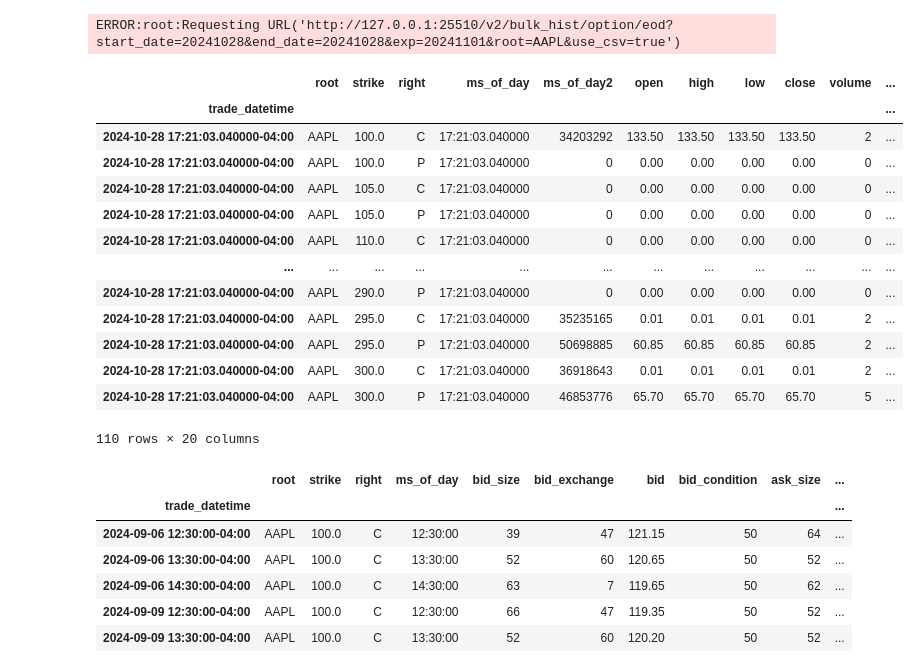
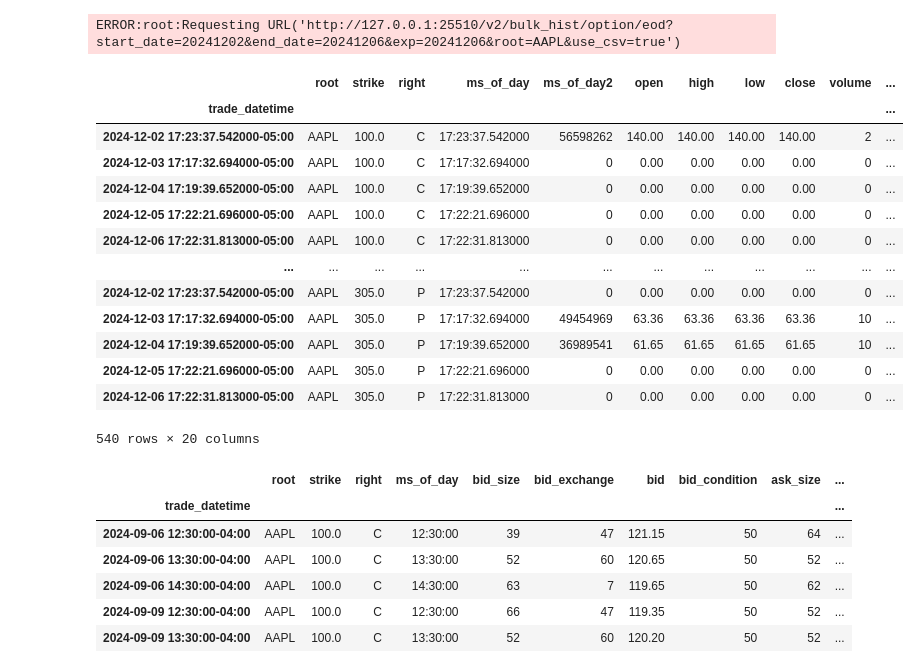
Before and after one commit to dmckim1977/thetadata-python, a Jupyter notebook: bin/options/bulk_historical_data.ipynb, the cells around one changed output. Cells and saved outputs as stored; diff of their text form; code cells hidden in the pictures.

```diff
--- a/bin/options/bulk_historical_data.ipynb
+++ b/bin/options/bulk_historical_data.ipynb
@@ -22,27 +15,27 @@ client = ThetaClient(username=USERNAME, passwd=PASSWORD)
 # %%
 eod = client.bulk_historical_data_bulk_eod(
-    start_date=20241028,
-    end_date=20241028,
-    exp=20241101,
+    start_date=20241202,
+    end_date=20241206,
+    exp=20241206,
     root="AAPL",
 )
 eod
 # %% [output]
-ERROR:root:Requesting URL('http://127.0.0.1:25510/v2/bulk_hist/option/eod?start_date=20241028&end_date=20241028&exp=20241101&root=AAPL&use_csv=true')
+ERROR:root:Requesting URL('http://127.0.0.1:25510/v2/bulk_hist/option/eod?start_date=20241202&end_date=20241206&exp=20241206&root=AAPL&use_csv=true')
 |  | root | strike | right | ms_of_day | ms_of_day2 | open | high | low | close | volume | ... |
 | trade_datetime |  |  |  |  |  |  |  |  |  |  | ... |
-| 2024-10-28 17:21:03.040000-04:00 | AAPL | 100.0 | C | 17:21:03.040000 | 34203292 | 133.50 | 133.50 | 133.50 | 133.50 | 2 | ... |
-| 2024-10-28 17:21:03.040000-04:00 | AAPL | 100.0 | P | 17:21:03.040000 | 0 | 0.00 | 0.00 | 0.00 | 0.00 | 0 | ... |
-| 2024-10-28 17:21:03.040000-04:00 | AAPL | 105.0 | C | 17:21:03.040000 | 0 | 0.00 | 0.00 | 0.00 | 0.00 | 0 | ... |
-| 2024-10-28 17:21:03.040000-04:00 | AAPL | 105.0 | P | 17:21:03.040000 | 0 | 0.00 | 0.00 | 0.00 | 0.00 | 0 | ... |
-| 2024-10-28 17:21:03.040000-04:00 | AAPL | 110.0 | C | 17:21:03.040000 | 0 | 0.00 | 0.00 | 0.00 | 0.00 | 0 | ... |
+| 2024-12-02 17:23:37.542000-05:00 | AAPL | 100.0 | C | 17:23:37.542000 | 56598262 | 140.00 | 140.00 | 140.00 | 140.00 | 2 | ... |
+| 2024-12-03 17:17:32.694000-05:00 | AAPL | 100.0 | C | 17:17:32.694000 | 0 | 0.00 | 0.00 | 0.00 | 0.00 | 0 | ... |
+| 2024-12-04 17:19:39.652000-05:00 | AAPL | 100.0 | C | 17:19:39.652000 | 0 | 0.00 | 0.00 | 0.00 | 0.00 | 0 | ... |
+| 2024-12-05 17:22:21.696000-05:00 | AAPL | 100.0 | C | 17:22:21.696000 | 0 | 0.00 | 0.00 | 0.00 | 0.00 | 0 | ... |
+| 2024-12-06 17:22:31.813000-05:00 | AAPL | 100.0 | C | 17:22:31.813000 | 0 | 0.00 | 0.00 | 0.00 | 0.00 | 0 | ... |
 | ... | ... | ... | ... | ... | ... | ... | ... | ... | ... | ... | ... |
-| 2024-10-28 17:21:03.040000-04:00 | AAPL | 290.0 | P | 17:21:03.040000 | 0 | 0.00 | 0.00 | 0.00 | 0.00 | 0 | ... |
-| 2024-10-28 17:21:03.040000-04:00 | AAPL | 295.0 | C | 17:21:03.040000 | 35235165 | 0.01 | 0.01 | 0.01 | 0.01 | 2 | ... |
-| 2024-10-28 17:21:03.040000-04:00 | AAPL | 295.0 | P | 17:21:03.040000 | 50698885 | 60.85 | 60.85 | 60.85 | 60.85 | 2 | ... |
-| 2024-10-28 17:21:03.040000-04:00 | AAPL | 300.0 | C | 17:21:03.040000 | 36918643 | 0.01 | 0.01 | 0.01 | 0.01 | 2 | ... |
-| 2024-10-28 17:21:03.040000-04:00 | AAPL | 300.0 | P | 17:21:03.040000 | 46853776 | 65.70 | 65.70 | 65.70 | 65.70 | 5 | ... |
+| 2024-12-02 17:23:37.542000-05:00 | AAPL | 305.0 | P | 17:23:37.542000 | 0 | 0.00 | 0.00 | 0.00 | 0.00 | 0 | ... |
+| 2024-12-03 17:17:32.694000-05:00 | AAPL | 305.0 | P | 17:17:32.694000 | 49454969 | 63.36 | 63.36 | 63.36 | 63.36 | 10 | ... |
+| 2024-12-04 17:19:39.652000-05:00 | AAPL | 305.0 | P | 17:19:39.652000 | 36989541 | 61.65 | 61.65 | 61.65 | 61.65 | 10 | ... |
+| 2024-12-05 17:22:21.696000-05:00 | AAPL | 305.0 | P | 17:22:21.696000 | 0 | 0.00 | 0.00 | 0.00 | 0.00 | 0 | ... |
+| 2024-12-06 17:22:31.813000-05:00 | AAPL | 305.0 | P | 17:22:31.813000 | 0 | 0.00 | 0.00 | 0.00 | 0.00 | 0 | ... |
-110 rows × 20 columns
+540 rows × 20 columns
 # %%
 quote = client.bulk_historical_data_bulk_quote(
     start_date=20231023,
```
Also changed, not shown: parts of 1 cell of this notebook, 14 other files.
